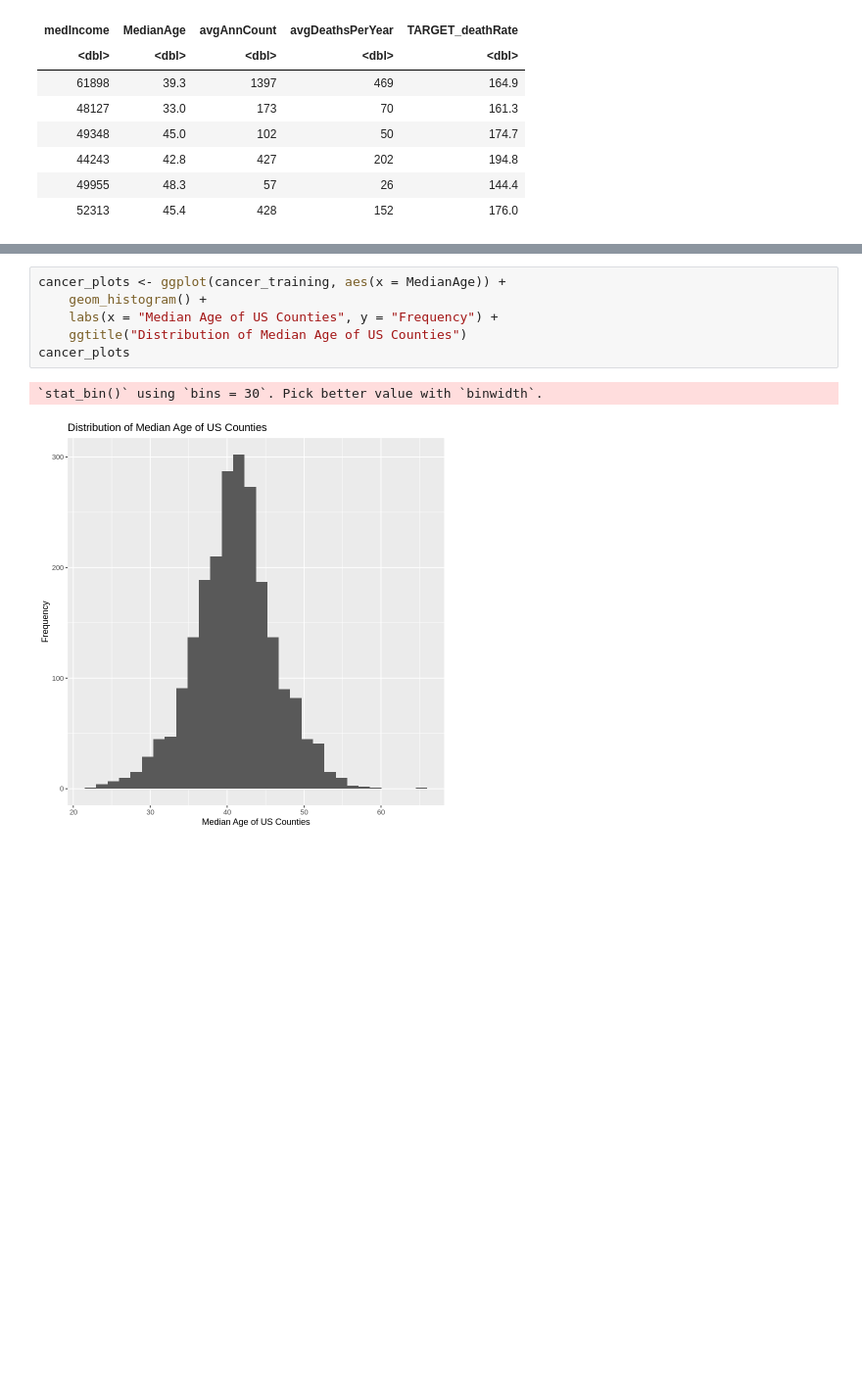
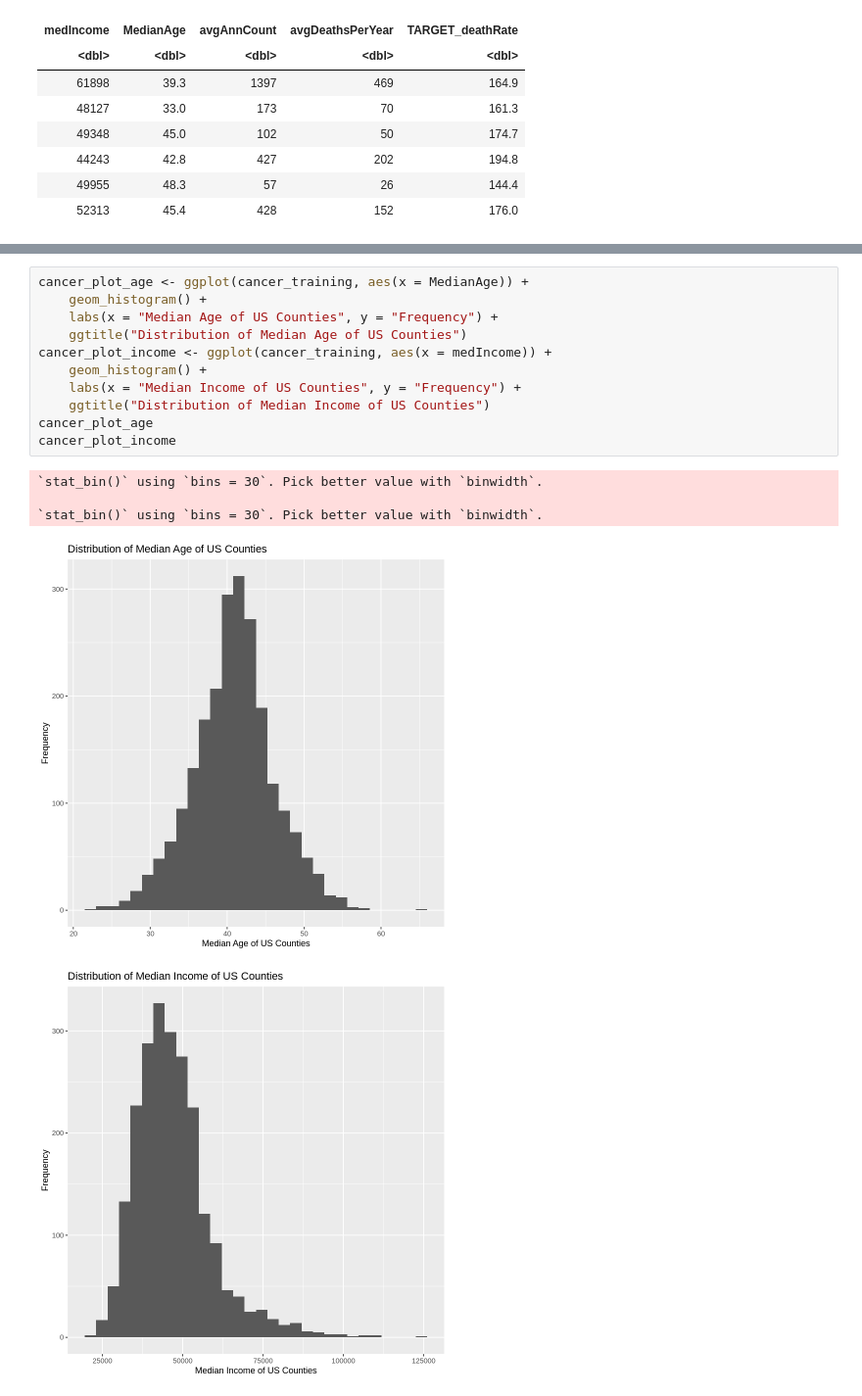
Before and after one commit to caswellbrett/CancerMortalityPrediction, a Jupyter notebook: Proposal.ipynb, the cells around one changed output, grey strips where cells are left out. Shown at 98% size. Drawn from its saved outputs; the diff is of its cells as text; blank space fills up the shorter version.

Commit message:
Added methods description/income distribution viz

```diff
--- a/Proposal.ipynb
+++ b/Proposal.ipynb
@@ -46,9 +47,17 @@ A tibble: 1 × 5
 # %%
-cancer_plots <- ggplot(cancer_training, aes(x = MedianAge)) +
+cancer_plot_age <- ggplot(cancer_training, aes(x = MedianAge)) +
     geom_histogram() +
     labs(x = "Median Age of US Counties", y = "Frequency") +
     ggtitle("Distribution of Median Age of US Counties")
-cancer_plots
+cancer_plot_income <- ggplot(cancer_training, aes(x = medIncome)) +
+    geom_histogram() +
+    labs(x = "Median Income of US Counties", y = "Frequency") +
+    ggtitle("Distribution of Median Income of US Counties")
+cancer_plot_age
+cancer_plot_income
 # %% [output]
 `stat_bin()` using `bins = 30`. Pick better value with `binwidth`.
+
+`stat_bin()` using `bins = 30`. Pick better value with `binwidth`.
-[figure, old version]
+[figure, new version]
+[figure, added]
```
Also changed, not shown: parts of 4 cells of this notebook.
